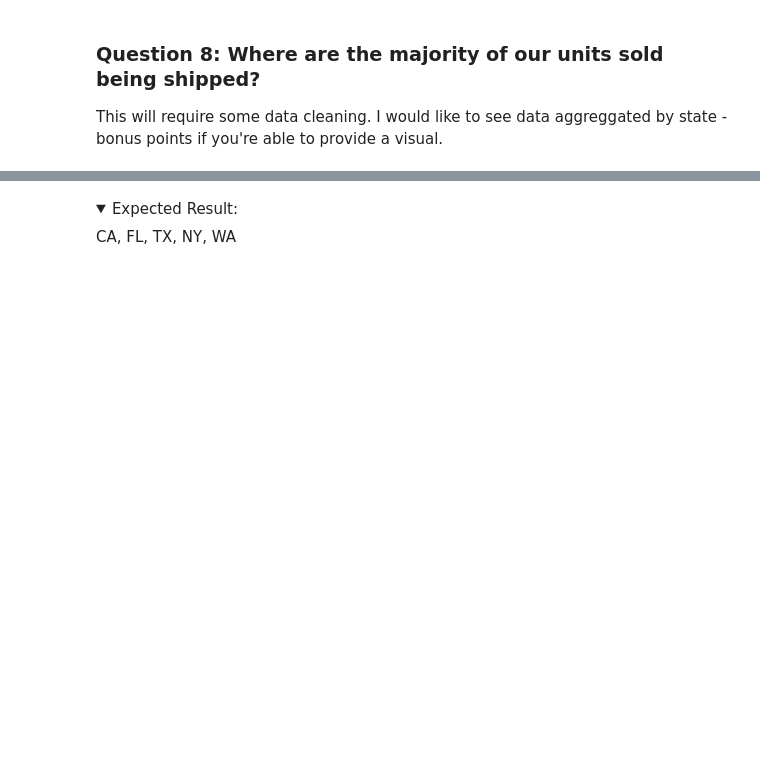
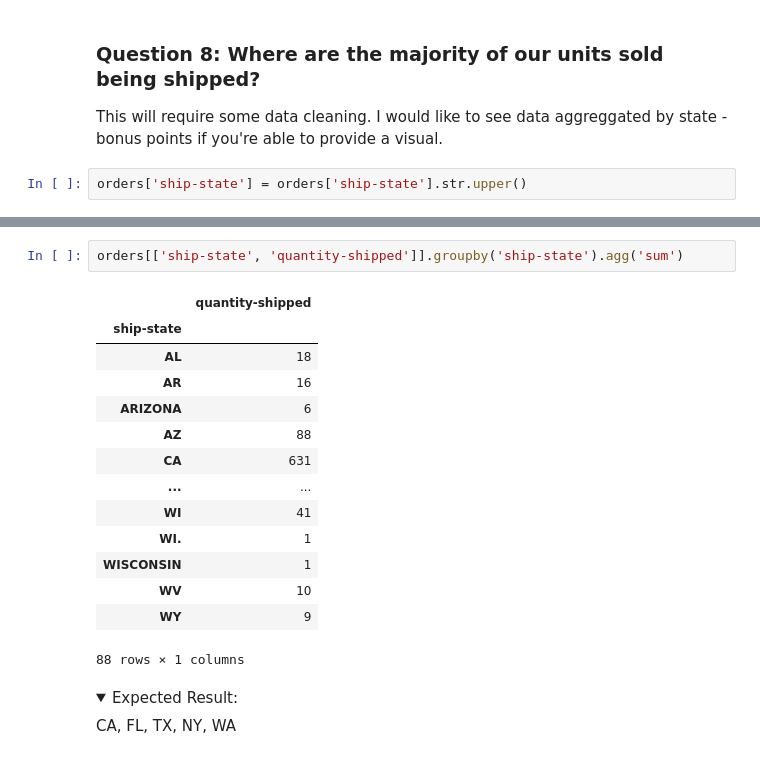
Before and after one commit to puga-42/fba-analysis, a Jupyter notebook: Amazon_Orders_Assignment.ipynb, the cells around one changed output, grey strips where cells are left out. Drawn from its saved outputs; the diff is of its cells as text; folded sections open; blank space fills up the shorter version.

```diff
--- a/Amazon_Orders_Assignment.ipynb
+++ b/Amazon_Orders_Assignment.ipynb
@@ -238,3 +271,5 @@ Please provide visuals of sales over time by day and our best 5 days.
 ### Question 8: Where are the majority of our units sold being shipped?
 
 This will require some data cleaning. I would like to see data aggreggated by state - bonus points if you're able to provide a visual.
+# %%
+orders['ship-state'] = orders['ship-state'].str.upper()
@@ -241,3 +304,20 @@ This will require some data cleaning. I would like to see data aggreggated by st
+# %%
+orders[['ship-state', 'quantity-shipped']].groupby('ship-state').agg('sum')
+# %% [output]
+|  | quantity-shipped |
+| ship-state |  |
+| AL | 18 |
+| AR | 16 |
+| ARIZONA | 6 |
+| AZ | 88 |
+| CA | 631 |
+| ... | ... |
+| WI | 41 |
+| WI. | 1 |
+| WISCONSIN | 1 |
+| WV | 10 |
+| WY | 9 |
+88 rows × 1 columns
 # %% [markdown]
 <details>
     <summary>
```
Also changed, not shown: parts of 10 cells of this notebook.
